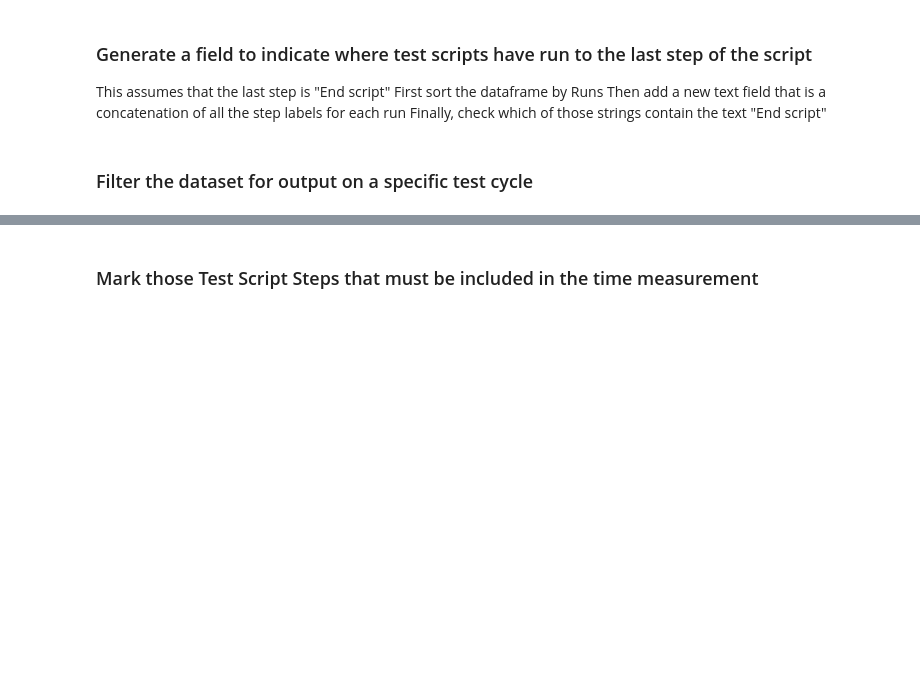
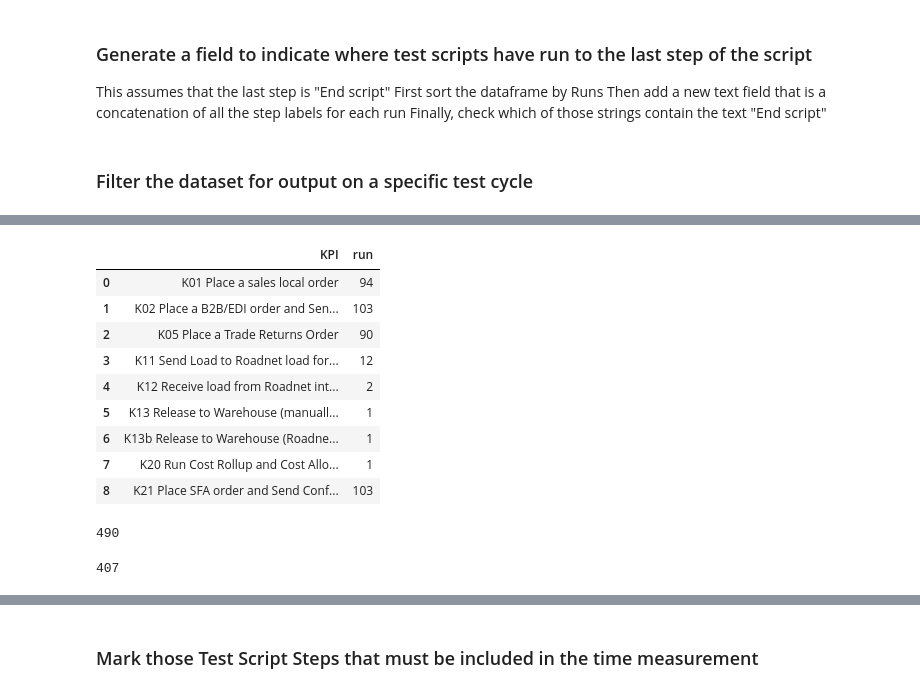
Before and after one commit to Lodewikus/CCBA_IPT, a Jupyter notebook: extract_EA_history.ipynb, the cells around one changed output, grey strips where cells are left out. Saved outputs shown, nothing was run; the diff lists cells and outputs as text; code cells hidden in the pictures; blank space fills up the shorter version.

```diff
--- a/extract_EA_history.ipynb
+++ b/extract_EA_history.ipynb
@@ -418,0 +442,2 @@ df1.to_csv('data/execution/results_filtered.csv',index=False)
+# %%
+incomplete_runs = df1[df1['IPT_script_completion'] != 'Script completed'].groupby('KPI').agg({'run': 'nunique'}).reset_index()
@@ -419,2 +458,23 @@ df1.to_csv('data/execution/results_filtered.csv',index=False)
+# %%
+incomplete_runs
+# %% [output]
+|  | KPI | run |
+| 0 | K01 Place a sales local order | 94 |
+| 1 | K02 Place a B2B/EDI order and Sen... | 103 |
+| 2 | K05 Place a Trade Returns Order | 90 |
+| 3 | K11 Send Load to Roadnet load for... | 12 |
+| 4 | K12 Receive load from Roadnet int... | 2 |
+| 5 | K13 Release to Warehouse (manuall... | 1 |
+| 6 | K13b Release to Warehouse (Roadne... | 1 |
+| 7 | K20 Run Cost Rollup and Cost Allo... | 1 |
+| 8 | K21 Place SFA order and Send Conf... | 103 |
+# %%
+len(df1[df1['IPT_script_completion'] == 'Script completed']['run'].unique())
+# %% [output]
+490
+# %%
+len(df1[df1['IPT_script_completion'] == 'Script stopped']['run'].unique())
+# %% [output]
+407
 # %%
 #raise SystemExit("Stop right here!")
```
Also changed, not shown: parts of 15 cells of this notebook, 3 other files.
